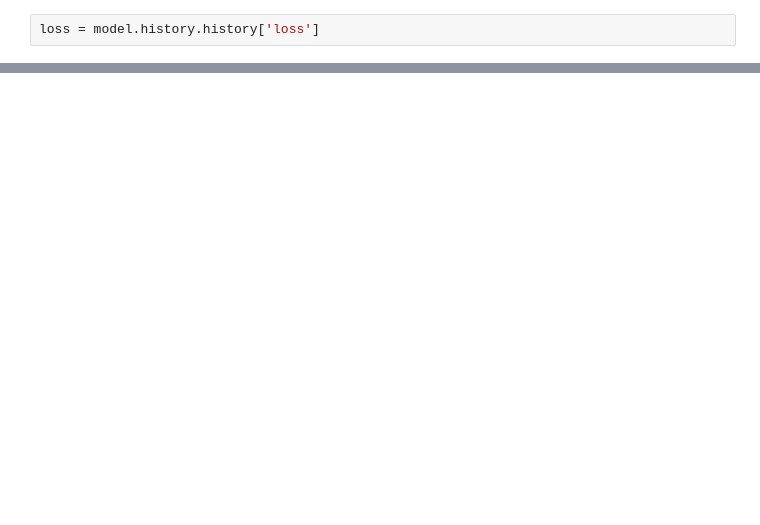
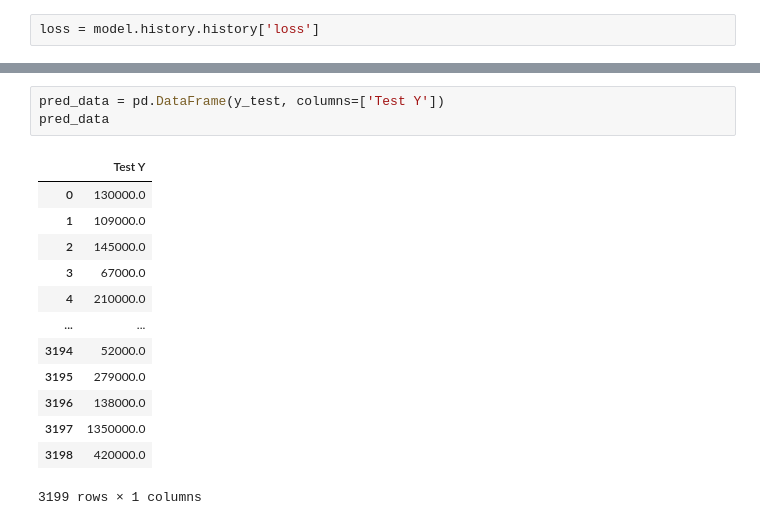
Before and after one commit to jflorescuba/Deep_Learning, a Jupyter notebook: ANN/Proj_01/Italian_house.ipynb, the cells around one changed output, grey strips where cells are left out. Saved outputs shown, nothing was run; the diff lists cells and outputs as text; blank space fills up the shorter version.

```diff
--- a/ANN/Proj_01/Italian_house.ipynb
+++ b/ANN/Proj_01/Italian_house.ipynb
@@ -258,0 +287,17 @@ plt.title("Perte sur le set d'entraînement par Epoch");
+# %%
+pred_data = pd.DataFrame(y_test, columns=['Test Y'])
+pred_data
+# %% [output]
+|  | Test Y |
+| 0 | 130000.0 |
+| 1 | 109000.0 |
+| 2 | 145000.0 |
+| 3 | 67000.0 |
+| 4 | 210000.0 |
+| ... | ... |
+| 3194 | 52000.0 |
+| 3195 | 279000.0 |
+| 3196 | 138000.0 |
+| 3197 | 1350000.0 |
+| 3198 | 420000.0 |
+3199 rows × 1 columns
```
Also changed, not shown: parts of 10 cells of this notebook.
